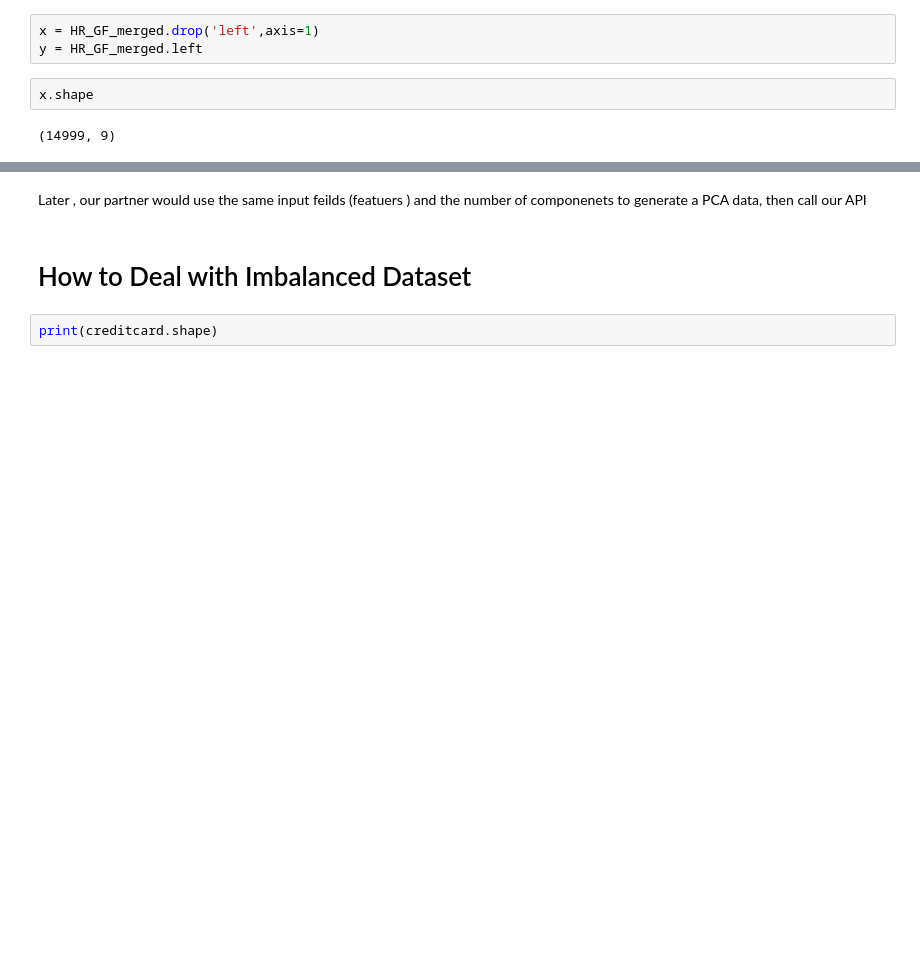
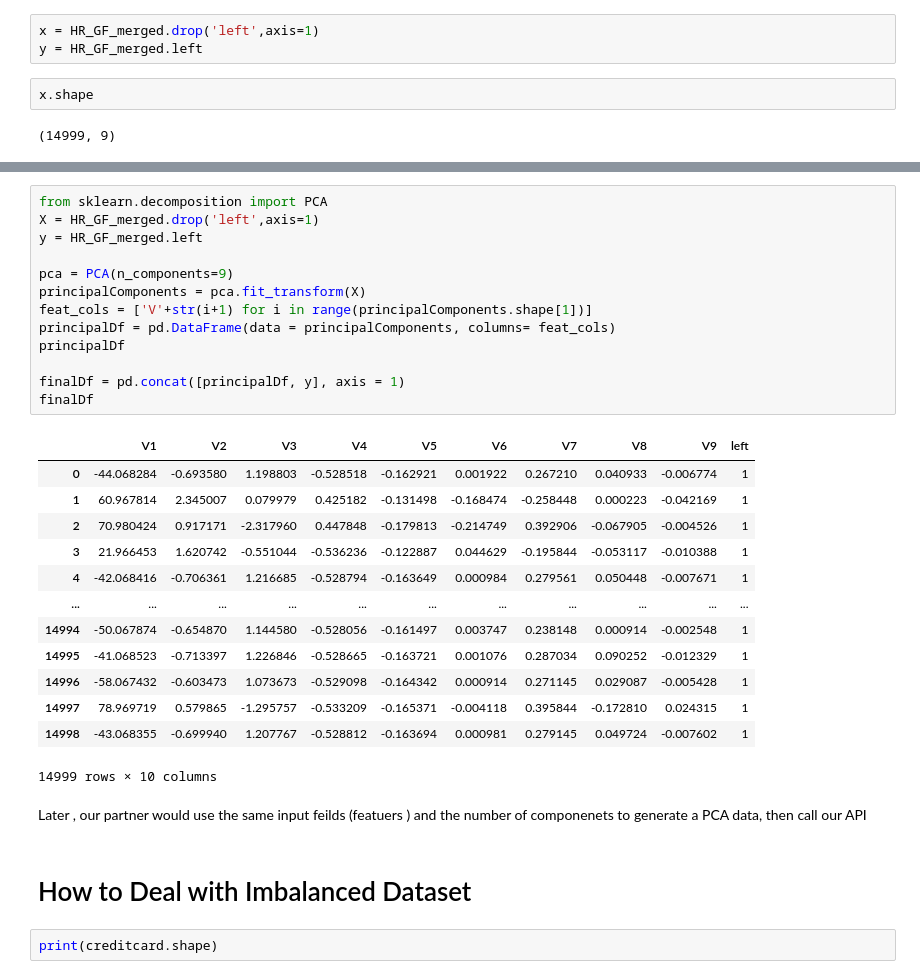
Before and after one commit to mohammad0alfares/Credit-Card-Fraud-Detection, a Jupyter notebook: CreditCardFraudDetection_DT.ipynb, the cells around one changed output, grey strips where cells are left out. Saved outputs shown, nothing was run; the diff lists cells and outputs as text; blank space fills up the shorter version.

```diff
--- a/CreditCardFraudDetection_DT.ipynb
+++ b/CreditCardFraudDetection_DT.ipynb
@@ -187,3 +184,30 @@ pyplot.show()
+# %%
+from sklearn.decomposition import PCA
+X = HR_GF_merged.drop('left',axis=1)
+y = HR_GF_merged.left
+
+pca = PCA(n_components=9)
+principalComponents = pca.fit_transform(X)
+feat_cols = ['V'+str(i+1) for i in range(principalComponents.shape[1])]
+principalDf = pd.DataFrame(data = principalComponents, columns= feat_cols)
+principalDf
+
+finalDf = pd.concat([principalDf, y], axis = 1)
+finalDf
+# %% [output]
+|  | V1 | V2 | V3 | V4 | V5 | V6 | V7 | V8 | V9 | left |
+| 0 | -44.068284 | -0.693580 | 1.198803 | -0.528518 | -0.162921 | 0.001922 | 0.267210 | 0.040933 | -0.006774 | 1 |
+| 1 | 60.967814 | 2.345007 | 0.079979 | 0.425182 | -0.131498 | -0.168474 | -0.258448 | 0.000223 | -0.042169 | 1 |
+| 2 | 70.980424 | 0.917171 | -2.317960 | 0.447848 | -0.179813 | -0.214749 | 0.392906 | -0.067905 | -0.004526 | 1 |
+| 3 | 21.966453 | 1.620742 | -0.551044 | -0.536236 | -0.122887 | 0.044629 | -0.195844 | -0.053117 | -0.010388 | 1 |
+| 4 | -42.068416 | -0.706361 | 1.216685 | -0.528794 | -0.163649 | 0.000984 | 0.279561 | 0.050448 | -0.007671 | 1 |
+| ... | ... | ... | ... | ... | ... | ... | ... | ... | ... | ... |
+| 14994 | -50.067874 | -0.654870 | 1.144580 | -0.528056 | -0.161497 | 0.003747 | 0.238148 | 0.000914 | -0.002548 | 1 |
+| 14995 | -41.068523 | -0.713397 | 1.226846 | -0.528665 | -0.163721 | 0.001076 | 0.287034 | 0.090252 | -0.012329 | 1 |
+| 14996 | -58.067432 | -0.603473 | 1.073673 | -0.529098 | -0.164342 | 0.000914 | 0.271145 | 0.029087 | -0.005428 | 1 |
+| 14997 | 78.969719 | 0.579865 | -1.295757 | -0.533209 | -0.165371 | -0.004118 | 0.395844 | -0.172810 | 0.024315 | 1 |
+| 14998 | -43.068355 | -0.699940 | 1.207767 | -0.528812 | -0.163694 | 0.000981 | 0.279145 | 0.049724 | -0.007602 | 1 |
+14999 rows × 10 columns
 # %% [markdown]
 Later , our partner would use the same input feilds (featuers ) and the number of componenets to generate a PCA data, then call our API
 # %% [markdown]
```
Also changed, not shown: parts of 2 cells of this notebook.
